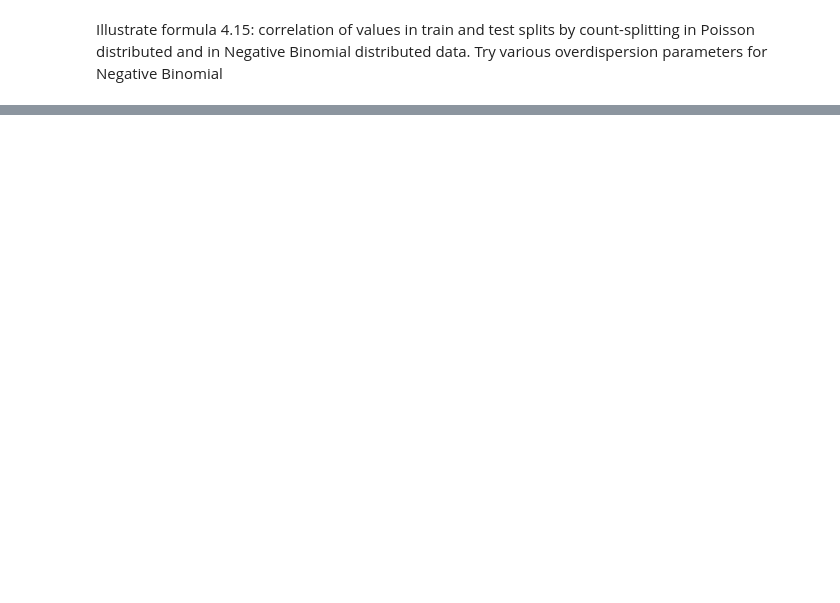
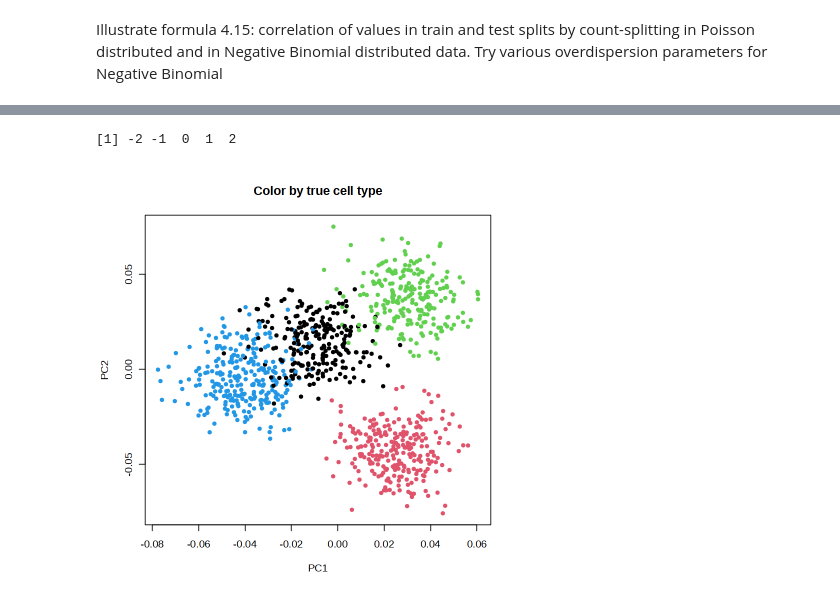
Before and after one commit to Zeyuan-Chen/CountSplitting, a Jupyter notebook: simulation/count-splitting simulation.ipynb, the cells around one changed output, grey strips where cells are left out. Saved outputs shown, nothing was run; the diff lists cells and outputs as text; code cells hidden in the pictures; blank space fills up the shorter version.

```diff
--- a/simulation/count-splitting simulation.ipynb
+++ b/simulation/count-splitting simulation.ipynb
@@ -99,11 +108,13 @@ train.test.correlation <- function(seed=1, n=1000, Lambda=50, overdispersion=0,
         train.test.cor[repi] <- cor(X.train, X.test)
         if(verbose){ print( mean( train.test.cor[1:repi] ) ) }
 
+
+
     }
 
     cor.mean <- mean( train.test.cor)
     cor.se <- sd( train.test.cor )/sqrt(nreps)
-    textout <- sprintf("Overdispersion: %f \nMean: %.4f \nSE: %.4f",
+    textout <- sprintf("Overdispersion: %f \nCorrelation (Mean): %.4f \nCorrelation (SE): %.4f",
                        overdispersion, round(cor.mean, 4), round(cor.se,4) )
 
     cat(textout)
@@ -127 +155,5 @@ library(Hotelling) ## for hotelling.test()
+# %%
+c(-2 : 2)
+# %% [output]
+[1] -2 -1  0  1  2
 # %%
@@ -207,2 +229,6 @@ gcdt <- generateCountData.test
 # %%
-## gcdt(Nct=4, randOffsetSD=5)
+## short name
+gcdt <- generateCountData.test
+gcdt(Nct=4, randOffsetSD=5, nplots = 1)
+# %% [output]
+[figure, added]
```
Also changed, not shown: parts of 23 cells of this notebook, 3 other files.
